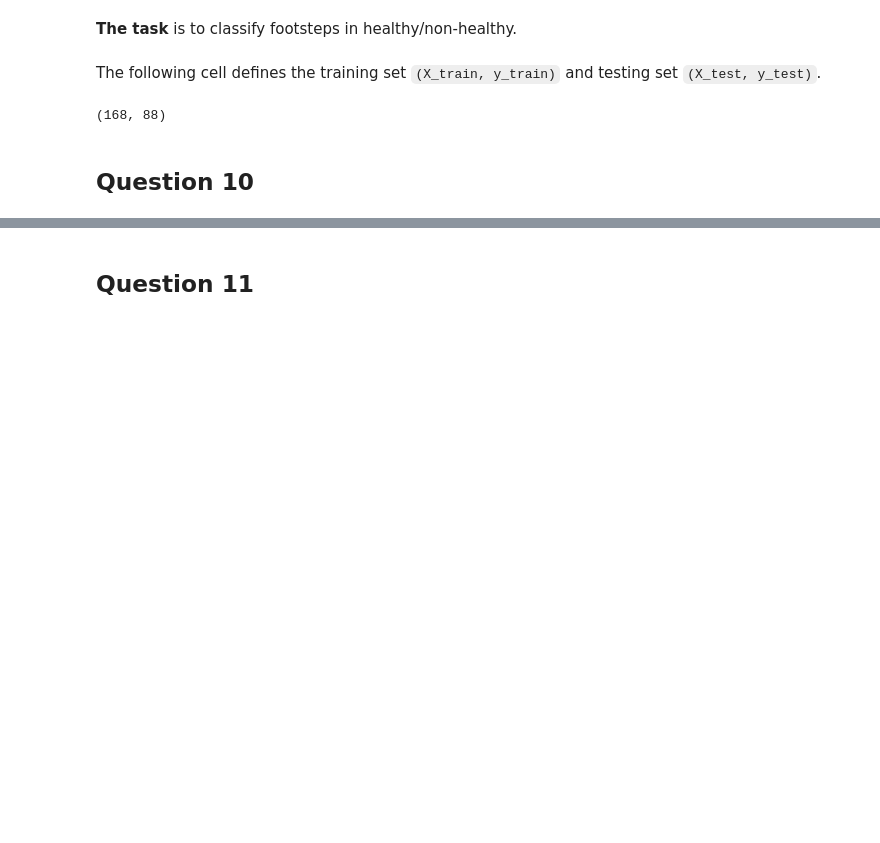
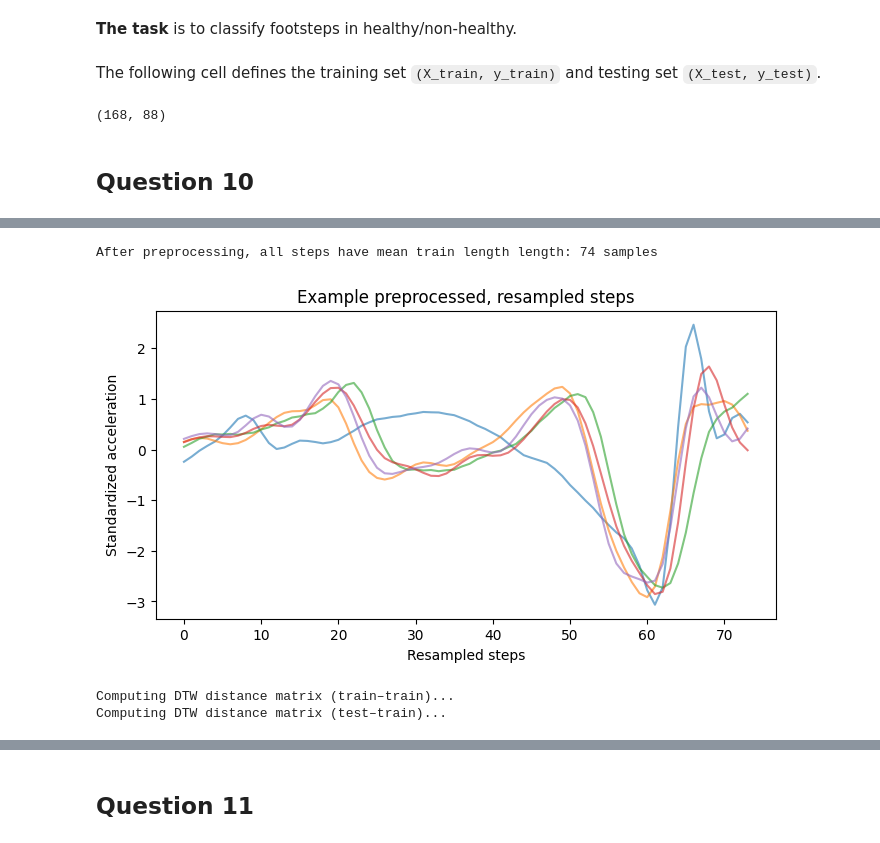
Before and after one commit to TristanNMon/Time-Series, a Jupyter notebook: HW1-notebook-v2.ipynb, the cells around one changed output, grey strips where cells are left out. Drawn from its saved outputs; the diff is of its cells as text; code cells hidden in the pictures; blank space fills up the shorter version.

```diff
--- a/HW1-notebook-v2.ipynb
+++ b/HW1-notebook-v2.ipynb
@@ -430,0 +331,51 @@ F-score on the test set: 0.4602
+# %%
+# processing
+def lowpass_filter(x, fs=100, cutoff=15, order=4):
+    b, a = butter(order, cutoff / (fs / 2), btype="low")
+    return filtfilt(b, a, x)
+
+
+def preprocess_step(x, fs=100):
+    x = lowpass_filter(x, fs=fs, cutoff=15)  # denoise
+    x = x - np.mean(x)  # center
+    x = x / (np.std(x) + 1e-8)  # normalize
+    x = resample(x, mean_length_train)  # resample to mean train length
+    return x
+
+
+def preprocess_dataset(X, fs=100):
+    return [preprocess_step(x, fs=fs) for x in X]
+
+
+# process datasets
+X_train_proc = preprocess_dataset(X_train)
+X_test_proc = preprocess_dataset(X_test)
+
+print(
+    f"After preprocessing, all steps have mean train length length: {len(X_train_proc[0])} samples"
+)
+
+# convert labels to numpy arrays
+y_train = np.array(y_train)
+y_test = np.array(y_test)
+# %% [output]
+After preprocessing, all steps have mean train length length: 74 samples
+# %%
+plt.figure(figsize=(8, 4))
+for i in range(5):
+    plt.plot(X_train_proc[i], alpha=0.6)
+plt.title("Example preprocessed, resampled steps")
+plt.xlabel("Resampled steps")
+plt.ylabel("Standardized acceleration")
+plt.show()
+# %% [output]
+[figure, added]
+# %%
+print("Computing DTW distance matrix (train–train)...")
+D_train = cdist_dtw(X_train_proc)  # shape (N_train, N_train)
+
+print("Computing DTW distance matrix (test–train)...")
+D_test = cdist_dtw(X_test_proc, X_train_proc)  # shape (N_test, N_train)
+# %% [output]
+Computing DTW distance matrix (train–train)...
+Computing DTW distance matrix (test–train)...
```
Also changed, not shown: parts of 33 cells of this notebook, 12 other files.
